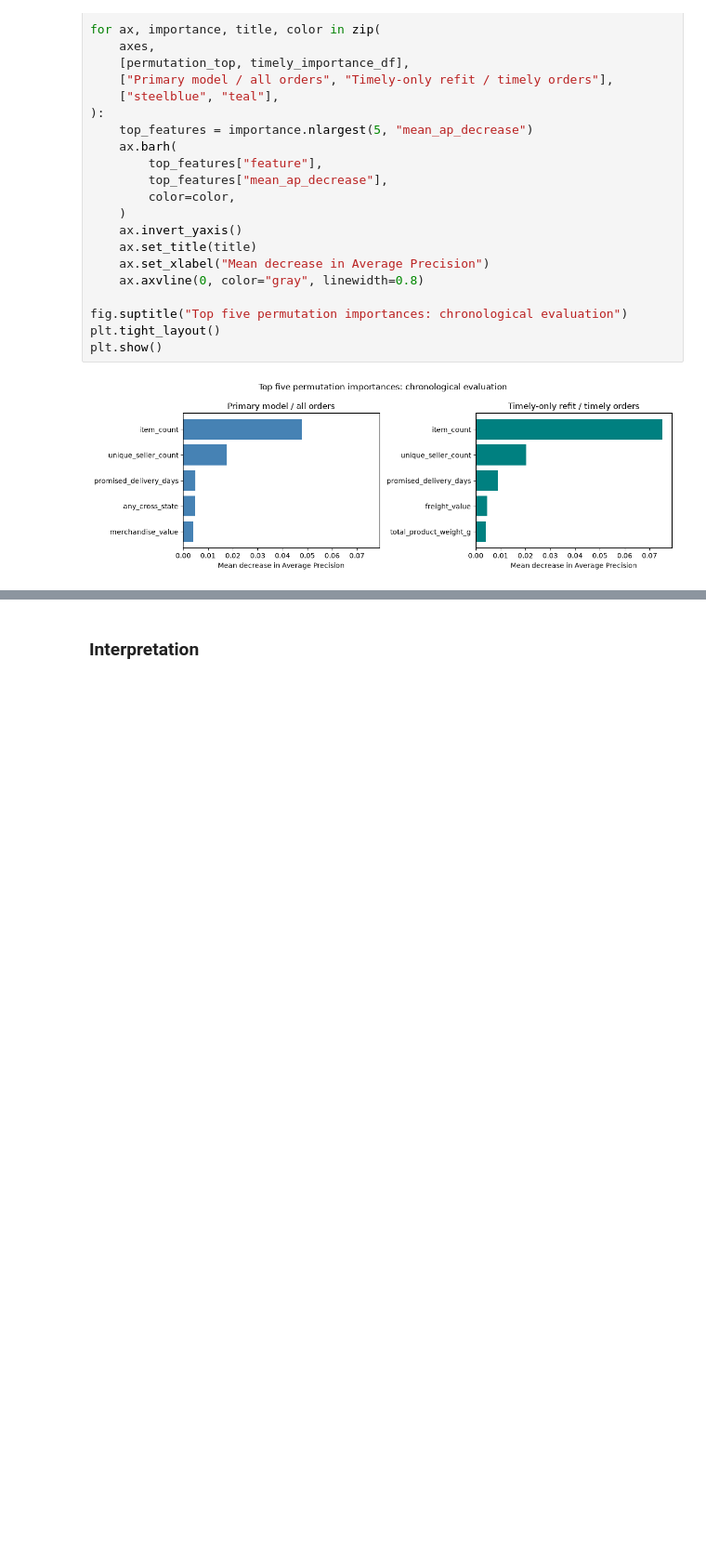
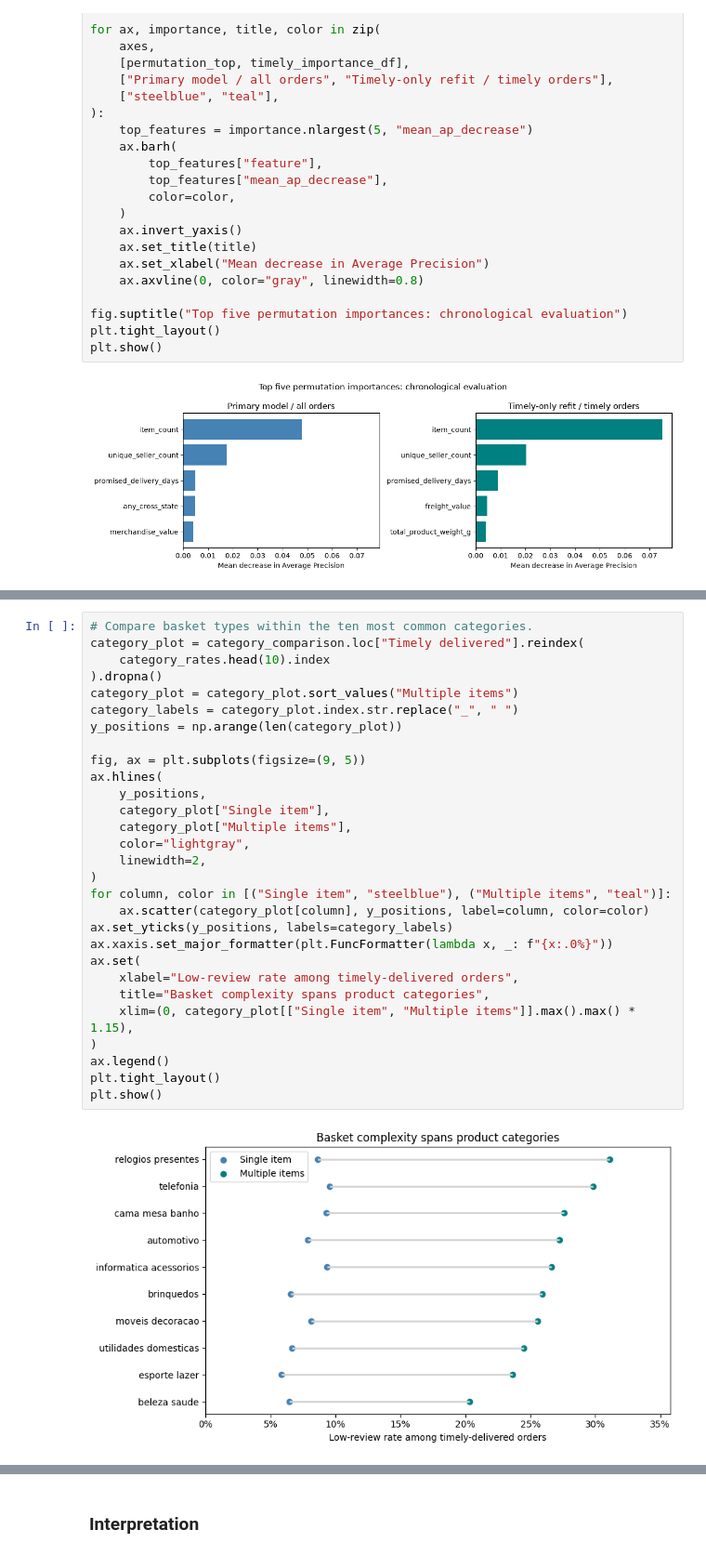
Before and after one commit to asherdata1/supply-chain-decision-support, a Jupyter notebook: 03_final/03_modeling.ipynb, the cells around one changed output, grey strips where cells are left out. Shown at 93% size. Cells and saved outputs as stored; diff of their text form; blank space fills up the shorter version.

```diff
--- a/03_final/03_modeling.ipynb
+++ b/03_final/03_modeling.ipynb
@@ -1287,0 +1476,31 @@ plt.show()
+# %%
+# Compare basket types within the ten most common categories.
+category_plot = category_comparison.loc["Timely delivered"].reindex(
+    category_rates.head(10).index
+).dropna()
+category_plot = category_plot.sort_values("Multiple items")
+category_labels = category_plot.index.str.replace("_", " ")
+y_positions = np.arange(len(category_plot))
+
+fig, ax = plt.subplots(figsize=(9, 5))
+ax.hlines(
+    y_positions,
+    category_plot["Single item"],
+    category_plot["Multiple items"],
+    color="lightgray",
+    linewidth=2,
+)
+for column, color in [("Single item", "steelblue"), ("Multiple items", "teal")]:
+    ax.scatter(category_plot[column], y_positions, label=column, color=color)
+ax.set_yticks(y_positions, labels=category_labels)
+ax.xaxis.set_major_formatter(plt.FuncFormatter(lambda x, _: f"{x:.0%}"))
+ax.set(
+    xlabel="Low-review rate among timely-delivered orders",
+    title="Basket complexity spans product categories",
+    xlim=(0, category_plot[["Single item", "Multiple items"]].max().max() * 1.15),
+)
+ax.legend()
+plt.tight_layout()
+plt.show()
+# %% [output]
+[figure, added]
```
Also changed, not shown: parts of 8 cells of this notebook.
